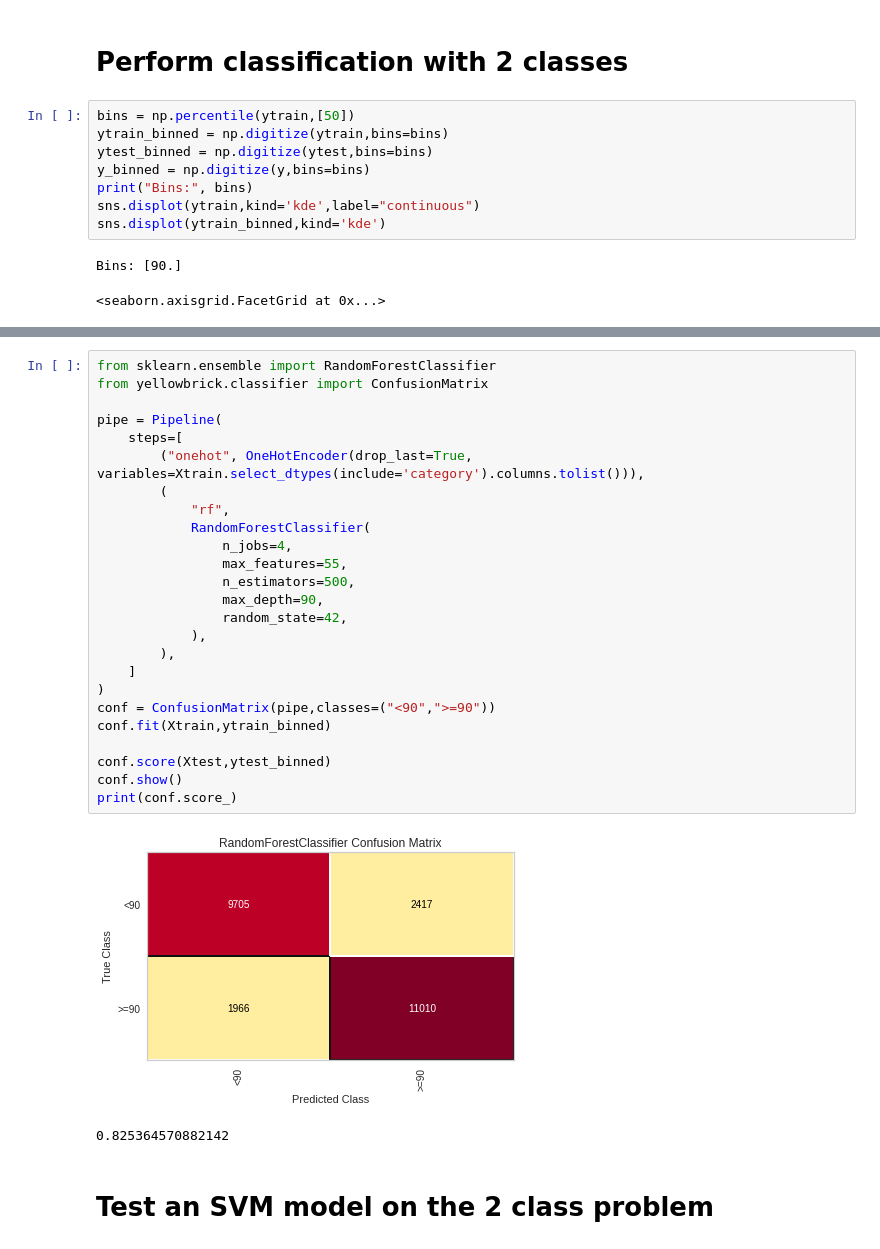
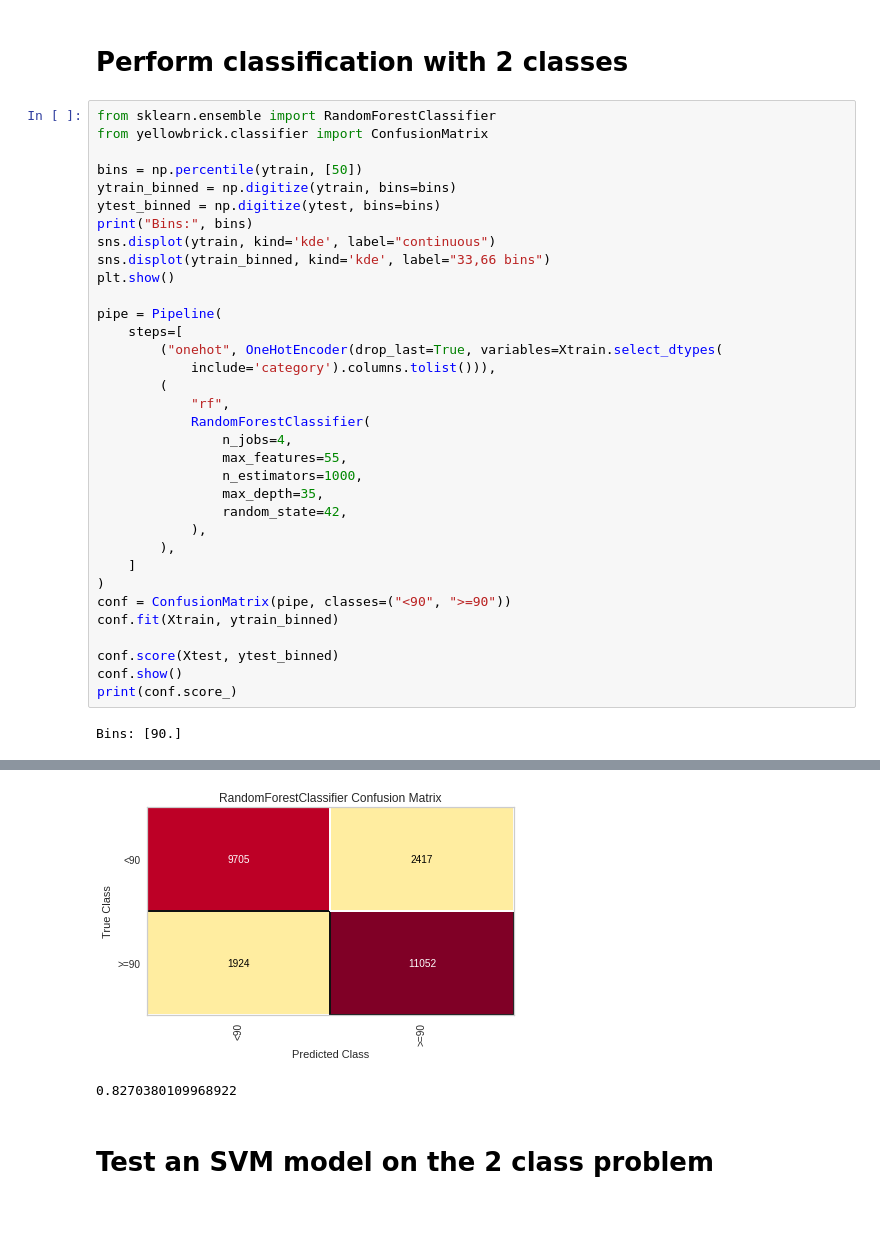
Before and after one commit to georgetown-analytics/student-outcomes, a Jupyter notebook: notebooks/feature_engineering_1.ipynb, the cells around one changed output, grey strips where cells are left out. Drawn from its saved outputs; the diff is of its cells as text; blank space fills up the shorter version.

```diff
--- a/notebooks/feature_engineering_1.ipynb
+++ b/notebooks/feature_engineering_1.ipynb
@@ -217,46 +227,45 @@ print(conf.score_)
 # %% [markdown]
 # Perform classification with 2 classes
 # %%
-bins = np.percentile(ytrain,[50])
-ytrain_binned = np.digitize(ytrain,bins=bins)
-ytest_binned = np.digitize(ytest,bins=bins)
-y_binned = np.digitize(y,bins=bins)
+from sklearn.ensemble import RandomForestClassifier
+from yellowbrick.classifier import ConfusionMatrix
+
+bins = np.percentile(ytrain, [50])
+ytrain_binned = np.digitize(ytrain, bins=bins)
+ytest_binned = np.digitize(ytest, bins=bins)
 print("Bins:", bins)
-sns.displot(ytrain,kind='kde',label="continuous")
-sns.displot(ytrain_binned,kind='kde')
+sns.displot(ytrain, kind='kde', label="continuous")
+sns.displot(ytrain_binned, kind='kde', label="33,66 bins")
+plt.show()
+
+pipe = Pipeline(
+    steps=[
+        ("onehot", OneHotEncoder(drop_last=True, variables=Xtrain.select_dtypes(
+            include='category').columns.tolist())),
+        (
+            "rf",
+            RandomForestClassifier(
+                n_jobs=4,
+                max_features=55,
+                n_estimators=1000,
+                max_depth=35,
+                random_state=42,
+            ),
+        ),
+    ]
+)
+conf = ConfusionMatrix(pipe, classes=("<90", ">=90"))
+conf.fit(Xtrain, ytrain_binned)
+
+conf.score(Xtest, ytest_binned)
+conf.show()
+print(conf.score_)
 # %% [output]
 Bins: [90.]
-<seaborn.axisgrid.FacetGrid at 0x...>
 [figure]
 [figure]
+[figure, added]
+0.8270380109968922
-# %%
-from sklearn.ensemble import RandomForestClassifier
-from yellowbrick.classifier import ConfusionMatrix
-
-pipe = Pipeline(
-    steps=[
-        ("onehot", OneHotEncoder(drop_last=True, variables=Xtrain.select_dtypes(include='category').columns.tolist())),
-        (
-            "rf",
-            RandomForestClassifier(
-                n_jobs=4,
-                max_features=55,
-                n_estimators=500,
-                max_depth=90,
-                random_state=42,
-            ),
-        ),
-    ]
-)
-conf = ConfusionMatrix(pipe,classes=("<90",">=90"))
-conf.fit(Xtrain,ytrain_binned)
-
-conf.score(Xtest,ytest_binned)
-conf.show()
-print(conf.score_)
-# %% [output]
-[figure, removed]
-0.825364570882142
 # %% [markdown]
 # Test an SVM model on the 2 class problem
 # %%
```
Also changed, not shown: parts of 27 cells of this notebook, 12 other files.
